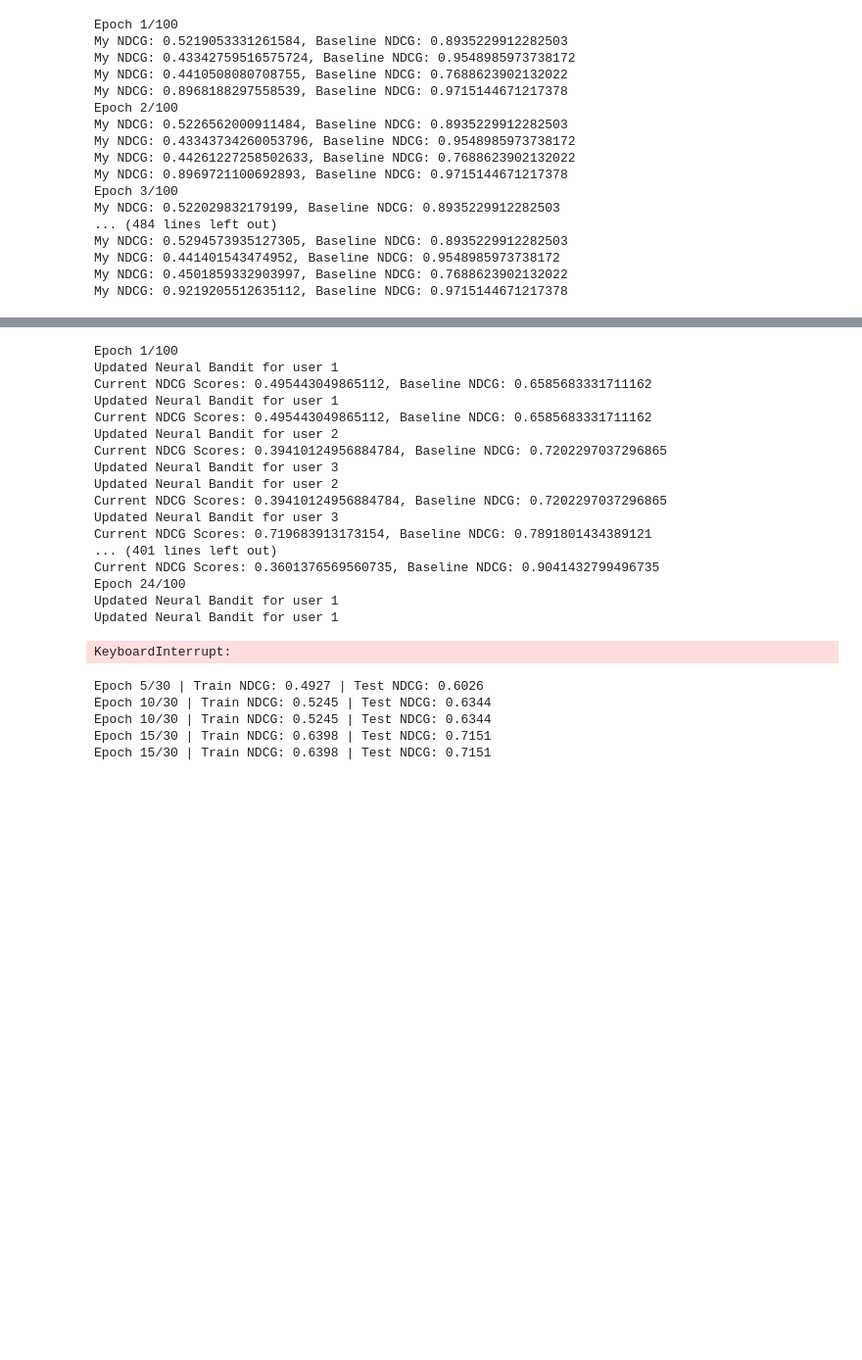
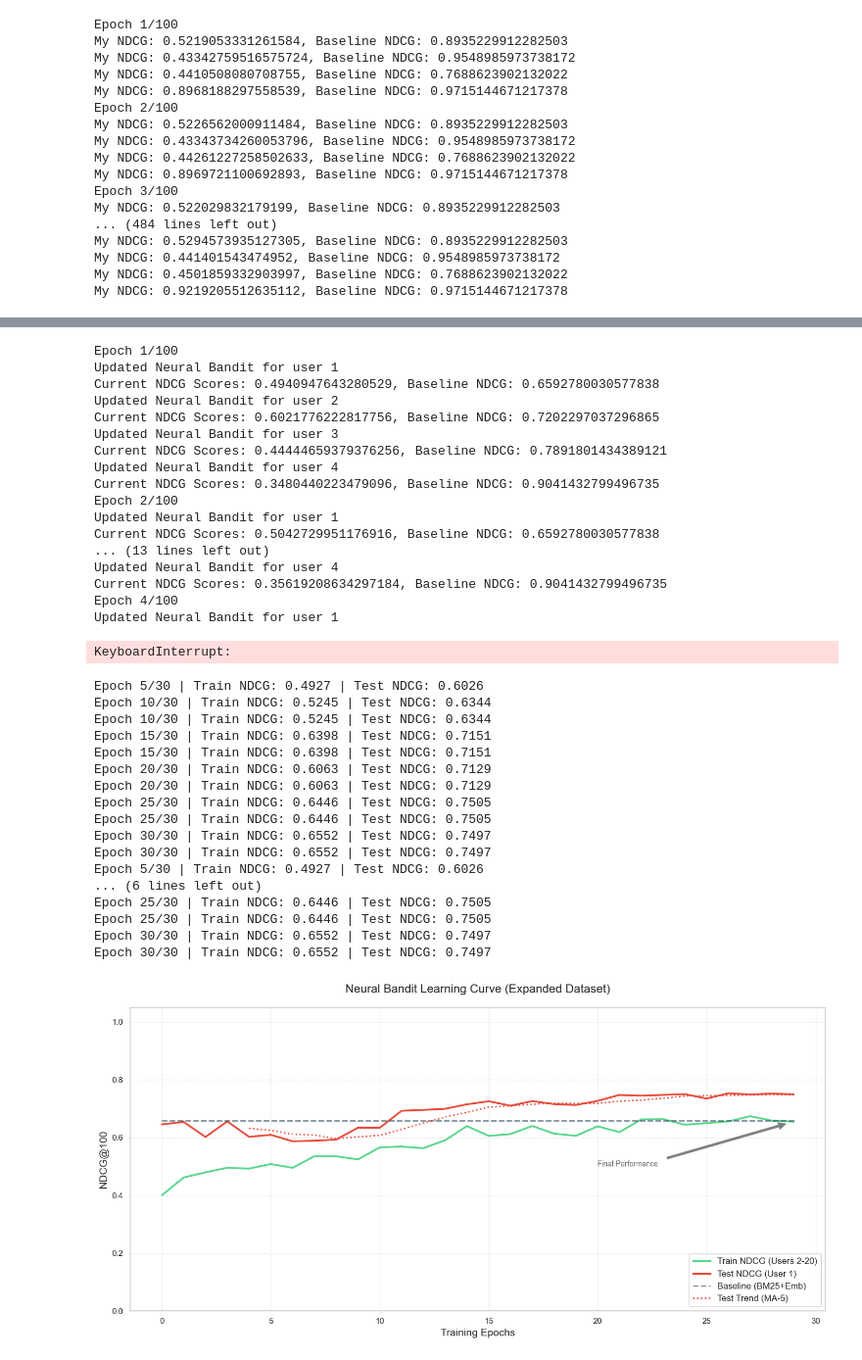
Before and after one commit to DanisSharafiev/rl4search, a Jupyter notebook: test.ipynb, the cells around one changed output, grey strips where cells are left out. Shown: that part at 98% size. Saved outputs shown, nothing was run; the diff lists cells and outputs as text; code cells hidden in the pictures; blank space fills up the shorter version.

```diff
--- a/test.ipynb
+++ b/test.ipynb
@@ -52,11 +46,11 @@ CandidateGenerator initialized.
 # %%
-query = "some recommender project."
+query = "I want to find a project about recommender systems with audio or music"
 
 candidates = cg.generate_candidates(query, top_k=50)
 
 cb = ContextualBanditReranker(candidates=candidates, items_data=items_data)
 cb.rerank(query)
-cb_candidates = cb.get_page(0, 3)
+cb_candidates = cb.get_page(0, 20)
 
 serp_clicks = get_serp_clicks(1, clicks, candidates)
 ndcg_score = ndcg(serp_clicks, k=len(candidates))
@@ -65,4 +59,7 @@ print(f"NDCG score for the SERP: {ndcg_score:.4f}")
 serp_clicks = get_serp_clicks(1, clicks, cb_candidates)
 ndcg_score = ndcg(serp_clicks, k=len(cb_candidates))
 print(f"NDCG score for the Contextual Bandit Reranker: {ndcg_score:.4f}")
+
+for item in cb_candidates[:5]:
+    print(data.iloc[item[0]]['Name'], item[1])
 # %% [output]
@@ -151,33 +161,29 @@ for epoch in range(100):
 # %% [output]
 Epoch 1/100
 Updated Neural Bandit for user 1
-Current NDCG Scores: 0.495443049865112, Baseline NDCG: 0.6585683331711162
+Current NDCG Scores: 0.4940947643280529, Baseline NDCG: 0.6592780030577838
+Updated Neural Bandit for user 2
+Current NDCG Scores: 0.6021776222817756, Baseline NDCG: 0.7202297037296865
+Updated Neural Bandit for user 3
+Current NDCG Scores: 0.44444659379376256, Baseline NDCG: 0.7891801434389121
+Updated Neural Bandit for user 4
+Current NDCG Scores: 0.3480440223479096, Baseline NDCG: 0.9041432799496735
+Epoch 2/100
 Updated Neural Bandit for user 1
-Current NDCG Scores: 0.495443049865112, Baseline NDCG: 0.6585683331711162
-Updated Neural Bandit for user 2
-Current NDCG Scores: 0.39410124956884784, Baseline NDCG: 0.7202297037296865
-Updated Neural Bandit for user 3
-Updated Neural Bandit for user 2
-Current NDCG Scores: 0.39410124956884784, Baseline NDCG: 0.7202297037296865
-Updated Neural Bandit for user 3
-Current NDCG Scores: 0.719683913173154, Baseline NDCG: 0.7891801434389121
-... (401 lines left out)
-Current NDCG Scores: 0.3601376569560735, Baseline NDCG: 0.9041432799496735
-Epoch 24/100
+Current NDCG Scores: 0.5042729951176916, Baseline NDCG: 0.6592780030577838
+... (13 lines left out)
+Updated Neural Bandit for user 4
+Current NDCG Scores: 0.35619208634297184, Baseline NDCG: 0.9041432799496735
+Epoch 4/100
 Updated Neural Bandit for user 1
-Updated Neural Bandit for user 1
 KeyboardInterrupt:
 # %%
 import matplotlib.pyplot as plt
 import seaborn as sns
 import numpy as np
-import pandas as pd # Ensure pandas is imported
-import importlib
-import src.search.neural_bandit
-importlib.reload(src.search.neural_bandit)
+import pandas as pd
 from src.search.neural_bandit import NeuralBanditReranker
 
-# Reload data to pick up new generated users/clicks
 users = pd.read_csv('data/csv/users.csv')
 clicks = pd.read_csv('data/csv/clicks.csv')
 
@@ -185,7 +191,6 @@ sns.set_theme(style="whitegrid")
 plt.rcParams['figure.figsize'] = (12, 6)
 plt.rcParams['font.size'] = 12
 
-# Re-initialize with the new class definition
 nb = NeuralBanditReranker(candidates=[], items_data=items_data, epsilon=0.1, lr=0.001)
 
 history = {
@@ -195,26 +200,21 @@ history = {
 }
 
 epochs = 30
-# Use all available users for training except User 1
-# We added 50 users, so IDs go up to 55.
 train_user_ids = list(range(2, 56))
 
 for epoch in range(epochs):
     epoch_train_ndcg = []
 
-    # Shuffle users each epoch for better training stability
     np.random.shuffle(train_user_ids)
 
     for user_id in train_user_ids:
         try:
             query = users.loc[users['id'] == user_id, 'short_profile'].values[0]
         except IndexError:
-            # In case user_id is not in the loaded dataframe
             continue
 
         candidates = cg.generate_candidates(query, top_k=100)
 
-        # Create a new instance sharing the model/optimizer
         nb_current = NeuralBanditReranker(
             candidates=candidates,
             items_data=items_data,
@@ -228,14 +228,12 @@ for epoch in range(epochs):
         displayed_items = nb_current.get_page(0, 100)
         clicks_list = get_serp_clicks(user_id, clicks, displayed_items)
 
-        # Update using Pairwise Loss
         nb_current.update_pairwise(query, displayed_items, clicks_list)
 
         epoch_train_ndcg.append(ndcg(clicks_list, k=len(displayed_items)))
 
     history['train_ndcg'].append(np.mean(epoch_train_ndcg))
 
-    # User 1 for testing
     user_id = 1
     query = users.loc[users['id'] == user_id, 'short_profile'].values[0]
     candidates = cg.generate_candidates(query, top_k=100)
@@ -246,7 +244,7 @@ for epoch in range(epochs):
     nb_current = NeuralBanditReranker(
         candidates=candidates,
         items_data=items_data,
-        epsilon=0.0, # No exploration during test
+        epsilon=0.0,
         lr=0.001,
         model=nb.model,
         optimizer=nb.optimizer
@@ -266,31 +264,43 @@ plt.plot(history['train_ndcg'], label=f'Train NDCG (Users 2-{train_user_ids[-1]}
 plt.plot(history['test_ndcg'], label='Test NDCG (User 1)', color='#e74c3c', linewidth=2.5)
 plt.plot(history['baseline_ndcg'], label='Baseline (BM25+Emb)', color='#34495e', linestyle='--', linewidth=2, alpha=0.6)
 
 window_size = 5
 if len(history['test_ndcg']) >= window_size:
     smoothed_test = np.convolve(history['test_ndcg'], np.ones(window_size)/window_size, mode='valid')
     plt.plot(range(window_size-1, len(history['test_ndcg'])), smoothed_test,
              label=f'Test Trend (MA-{window_size})', color='#e74c3c', linestyle=':', linewidth=2)
 
 plt.title('Neural Bandit Learning Curve (Expanded Dataset)', fontsize=16, pad=20)
 plt.xlabel('Training Epochs', fontsize=14)
 plt.ylabel('NDCG@100', fontsize=14)
 plt.legend(fontsize=12, loc='lower right', frameon=True, framealpha=0.9)
 plt.grid(True, linestyle='--', alpha=0.4)
 plt.ylim(0, 1.05)
 
-# Fixed annotation index
 plt.annotate('Final Performance',
              xy=(epochs-1, history['train_ndcg'][-1]),
              xytext=(epochs-10, 0.5),
              arrowprops=dict(facecolor='black', shrink=0.05, alpha=0.5),
              fontsize=10, alpha=0.7)
 
 plt.tight_layout()
 plt.show()
 # %% [output]
 Epoch 5/30 | Train NDCG: 0.4927 | Test NDCG: 0.6026
 Epoch 10/30 | Train NDCG: 0.5245 | Test NDCG: 0.6344
 Epoch 10/30 | Train NDCG: 0.5245 | Test NDCG: 0.6344
 Epoch 15/30 | Train NDCG: 0.6398 | Test NDCG: 0.7151
 Epoch 15/30 | Train NDCG: 0.6398 | Test NDCG: 0.7151
+Epoch 20/30 | Train NDCG: 0.6063 | Test NDCG: 0.7129
+Epoch 20/30 | Train NDCG: 0.6063 | Test NDCG: 0.7129
+Epoch 25/30 | Train NDCG: 0.6446 | Test NDCG: 0.7505
+Epoch 25/30 | Train NDCG: 0.6446 | Test NDCG: 0.7505
+Epoch 30/30 | Train NDCG: 0.6552 | Test NDCG: 0.7497
+Epoch 30/30 | Train NDCG: 0.6552 | Test NDCG: 0.7497
+Epoch 5/30 | Train NDCG: 0.4927 | Test NDCG: 0.6026
+... (6 lines left out)
+Epoch 25/30 | Train NDCG: 0.6446 | Test NDCG: 0.7505
+Epoch 25/30 | Train NDCG: 0.6446 | Test NDCG: 0.7505
+Epoch 30/30 | Train NDCG: 0.6552 | Test NDCG: 0.7497
+Epoch 30/30 | Train NDCG: 0.6552 | Test NDCG: 0.7497
+[figure, added]
```
Also changed, not shown: parts of 8 cells of this notebook, 1 other file.
